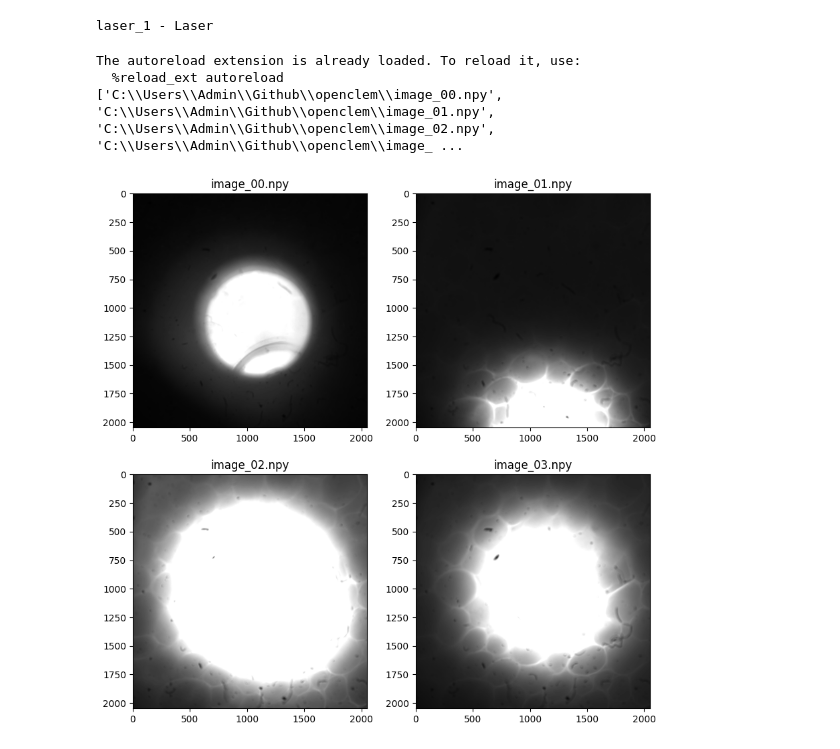
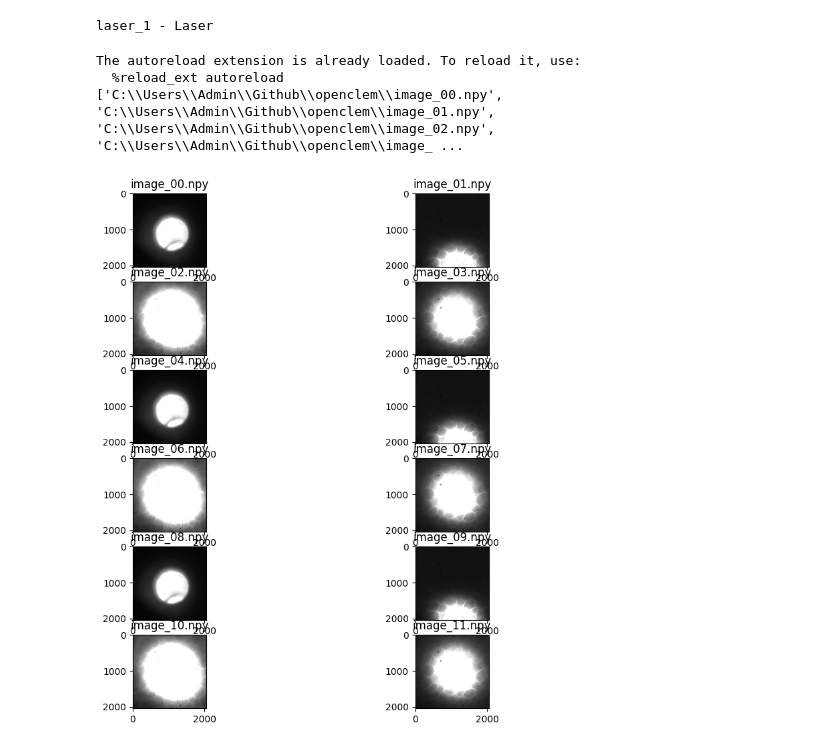
Before and after one commit to DeMarcoLab/openCLEM, a Jupyter notebook: scratch/notebook.ipynb, the cells around one changed output. Cells and saved outputs as stored; diff of their text form; code cells hidden in the pictures.

```diff
--- a/scratch/notebook.ipynb
+++ b/scratch/notebook.ipynb
@@ -92,24 +92,24 @@ laser_1 - Laser
 # %%
 %load_ext autoreload
 %autoreload 2
 
 import matplotlib.pyplot as plt
 import numpy as np
 import glob
-filenames = sorted(glob.glob(r"C:\Users\Admin\Github\openclem\image_*.npy"))[:5]
+filenames = sorted(glob.glob(r"C:\Users\Admin\Github\openclem\image_*.npy"))
 
 print(filenames)
 import os
 
 # plot as subplots
 
-fig, axs = plt.subplots(2, 2, figsize=(10, 10))
+fig, axs = plt.subplots(len(filenames)//2, 2, figsize=(10, 10))
 for i, fname in enumerate(filenames):
     arr = np.load(fname)
     axs[i//2, i%2].imshow(arr, cmap="gray")
     axs[i//2, i%2].set_title(os.path.basename(fname))
 # %% [output]
 The autoreload extension is already loaded. To reload it, use:
   %reload_ext autoreload
 ['C:\\Users\\Admin\\Github\\openclem\\image_00.npy', 'C:\\Users\\Admin\\Github\\openclem\\image_01.npy', 'C:\\Users\\Admin\\Github\\openclem\\image_02.npy', 'C:\\Users\\Admin\\Github\\openclem\\image_ ...
-[figure, old version]
+[figure, new version]
```
Also changed, not shown: 1 other file.
